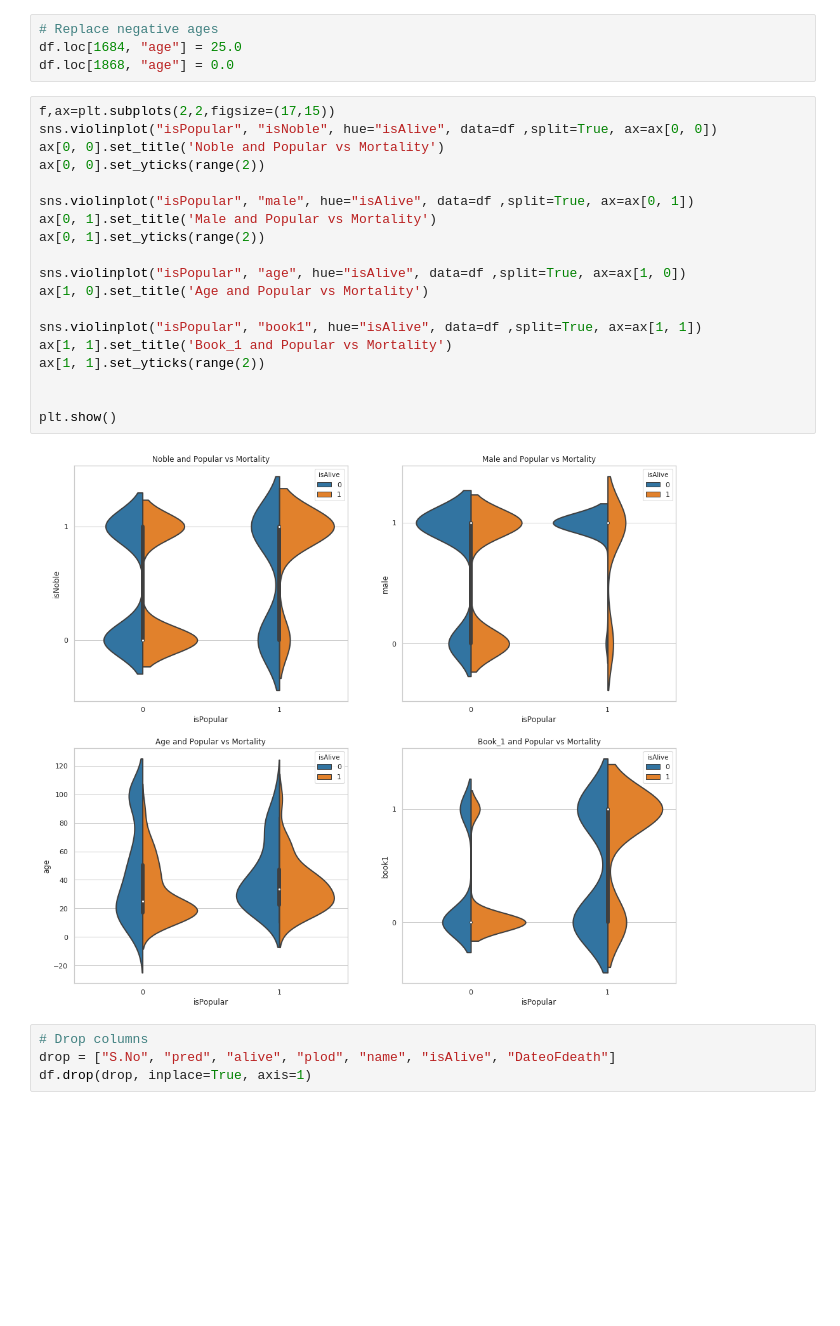
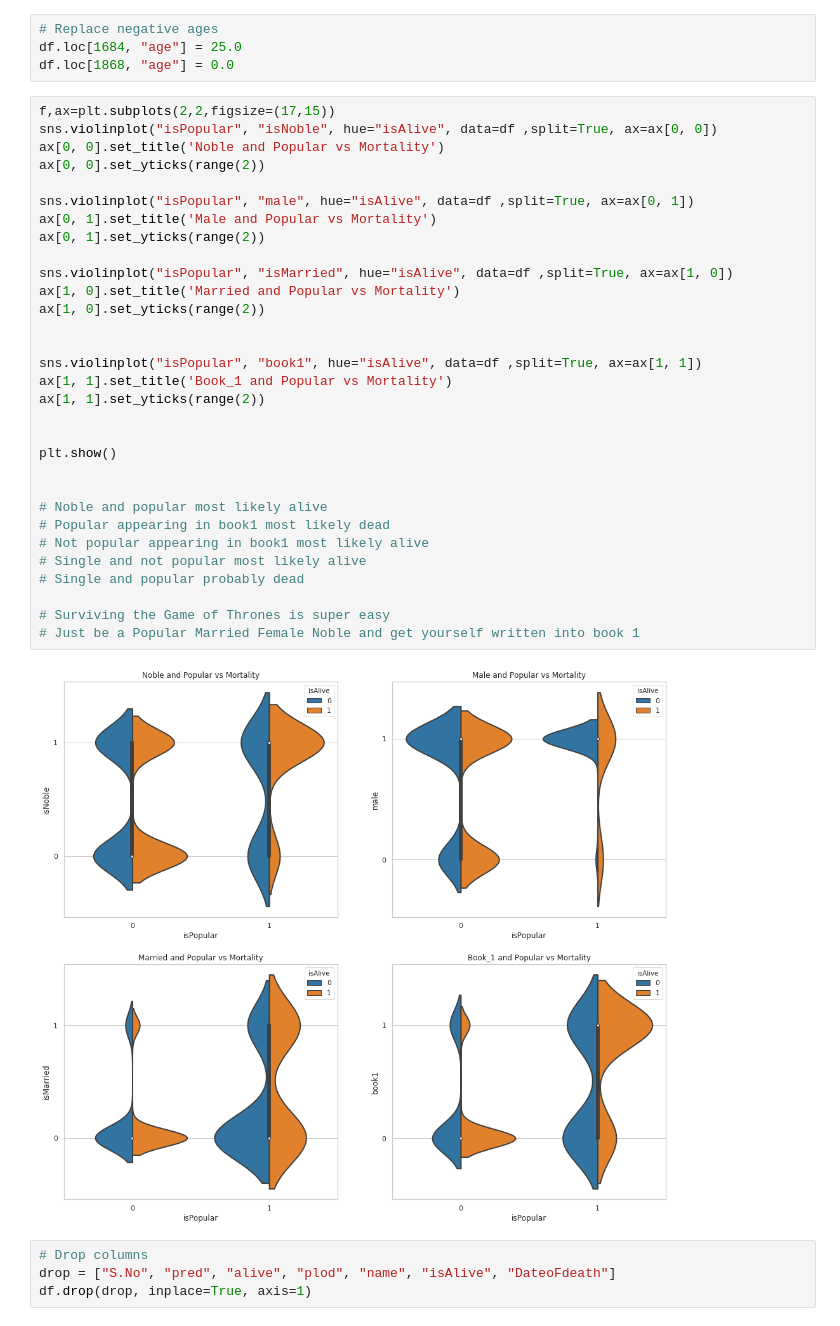
Before and after one commit to dvd42/GOT-Death-Prediction, a Jupyter notebook: got_death_predictions.ipynb, the cells around one changed output. Saved outputs shown, nothing was run; the diff lists cells and outputs as text; blank space fills up the shorter version.

```diff
--- a/got_death_predictions.ipynb
+++ b/got_death_predictions.ipynb
@@ -76,24 +65,36 @@ df.loc[1868, "age"] = 0.0
 # %%
 f,ax=plt.subplots(2,2,figsize=(17,15))
 sns.violinplot("isPopular", "isNoble", hue="isAlive", data=df ,split=True, ax=ax[0, 0])
 ax[0, 0].set_title('Noble and Popular vs Mortality')
 ax[0, 0].set_yticks(range(2))
 
 sns.violinplot("isPopular", "male", hue="isAlive", data=df ,split=True, ax=ax[0, 1])
 ax[0, 1].set_title('Male and Popular vs Mortality')
 ax[0, 1].set_yticks(range(2))
 
-sns.violinplot("isPopular", "age", hue="isAlive", data=df ,split=True, ax=ax[1, 0])
-ax[1, 0].set_title('Age and Popular vs Mortality')
+sns.violinplot("isPopular", "isMarried", hue="isAlive", data=df ,split=True, ax=ax[1, 0])
+ax[1, 0].set_title('Married and Popular vs Mortality')
+ax[1, 0].set_yticks(range(2))
+
 
 sns.violinplot("isPopular", "book1", hue="isAlive", data=df ,split=True, ax=ax[1, 1])
 ax[1, 1].set_title('Book_1 and Popular vs Mortality')
 ax[1, 1].set_yticks(range(2))
 
 
 plt.show()
+
+
+# Noble and popular most likely alive
+# Popular appearing in book1 most likely dead
+# Not popular appearing in book1 most likely alive
+# Single and not popular most likely alive
+# Single and popular probably dead
+
+# Surviving the Game of Thrones is super easy
+# Just be a Popular Married Female Noble and get yourself written into book 1
 # %% [output]
-[figure, old version]
+[figure, new version]
 # %%
 # Drop columns
 drop = ["S.No", "pred", "alive", "plod", "name", "isAlive", "DateoFdeath"]
```
Also changed, not shown: parts of 2 cells of this notebook.
